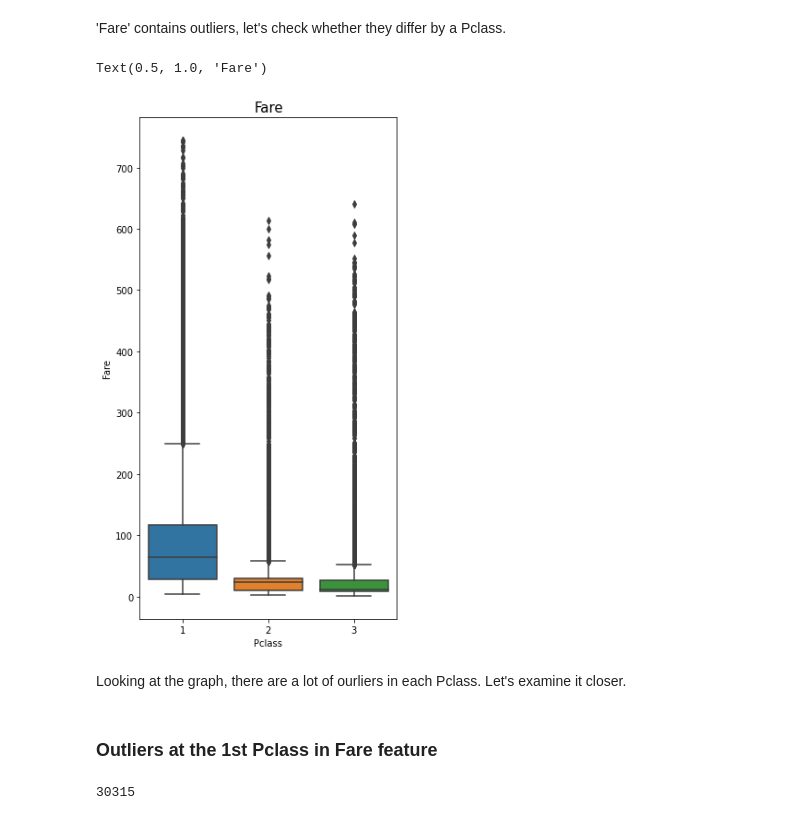
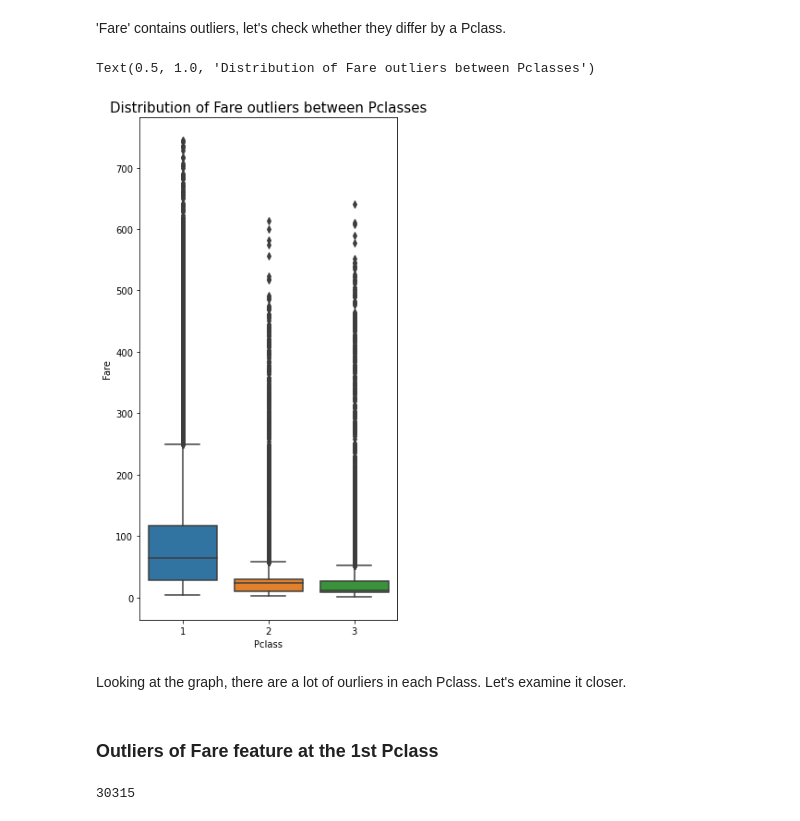
Before and after one commit to drnaida/rsschool-machine-learning-course, a Jupyter notebook: eda.ipynb, the cells around one changed output. Saved outputs shown, nothing was run; the diff lists cells and outputs as text; code cells hidden in the pictures.

```diff
--- a/eda.ipynb
+++ b/eda.ipynb
@@ -706,14 +706,14 @@ However, let's look how those outliers distribute between Pclasses and Embarked.
 # %%
 plt.figure(figsize=(5,10))
 sns.boxplot(x='Pclass', y="Fare", data=titanic_data)
-plt.title('Fare', fontsize=15)
+plt.title('Distribution of Fare outliers between Pclasses', fontsize=15)
 # %% [output]
-Text(0.5, 1.0, 'Fare')
+Text(0.5, 1.0, 'Distribution of Fare outliers between Pclasses')
-[figure, old version]
+[figure, new version]
 # %% [markdown]
 Looking at the graph, there are a lot of ourliers in each Pclass. Let's examine it closer.
 # %% [markdown]
-### Outliers at the 1st Pclass in Fare feature
+### Outliers of Fare feature at the 1st Pclass
 # %%
 first_class = titanic_data.loc[titanic_data.Pclass == 1]
 len(first_class)
```
Also changed, not shown: parts of 63 cells of this notebook, 1 other file.
